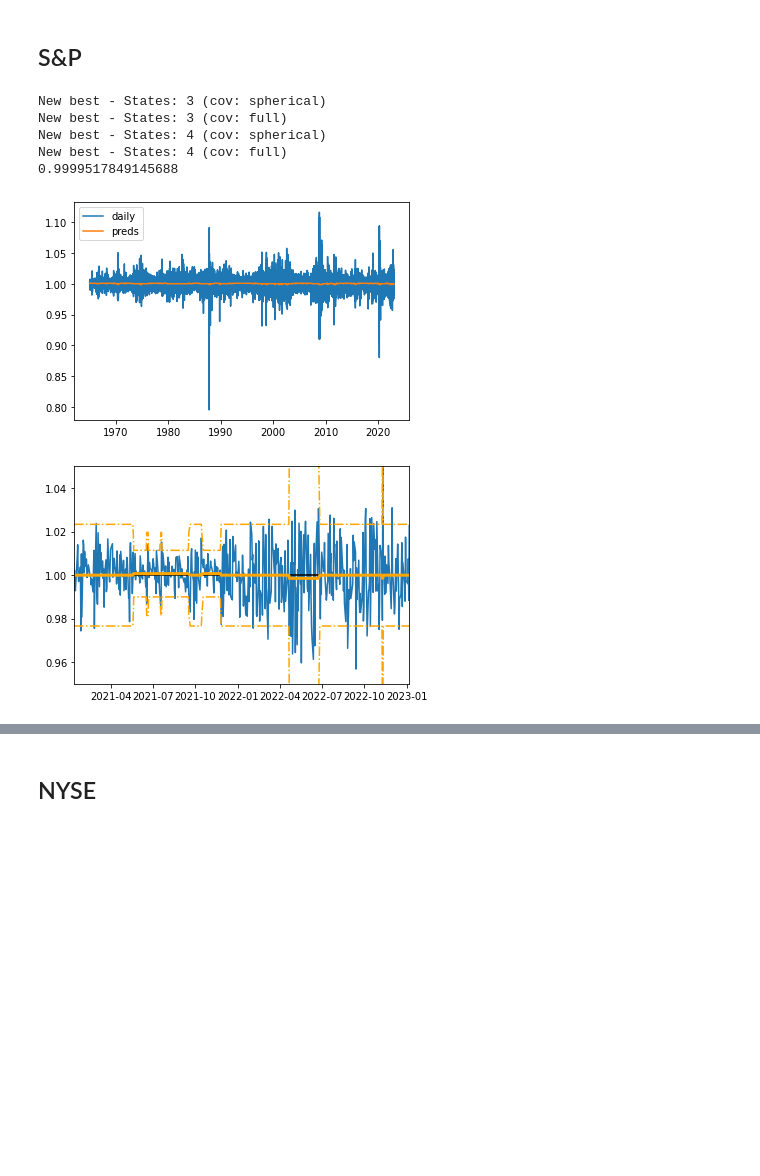
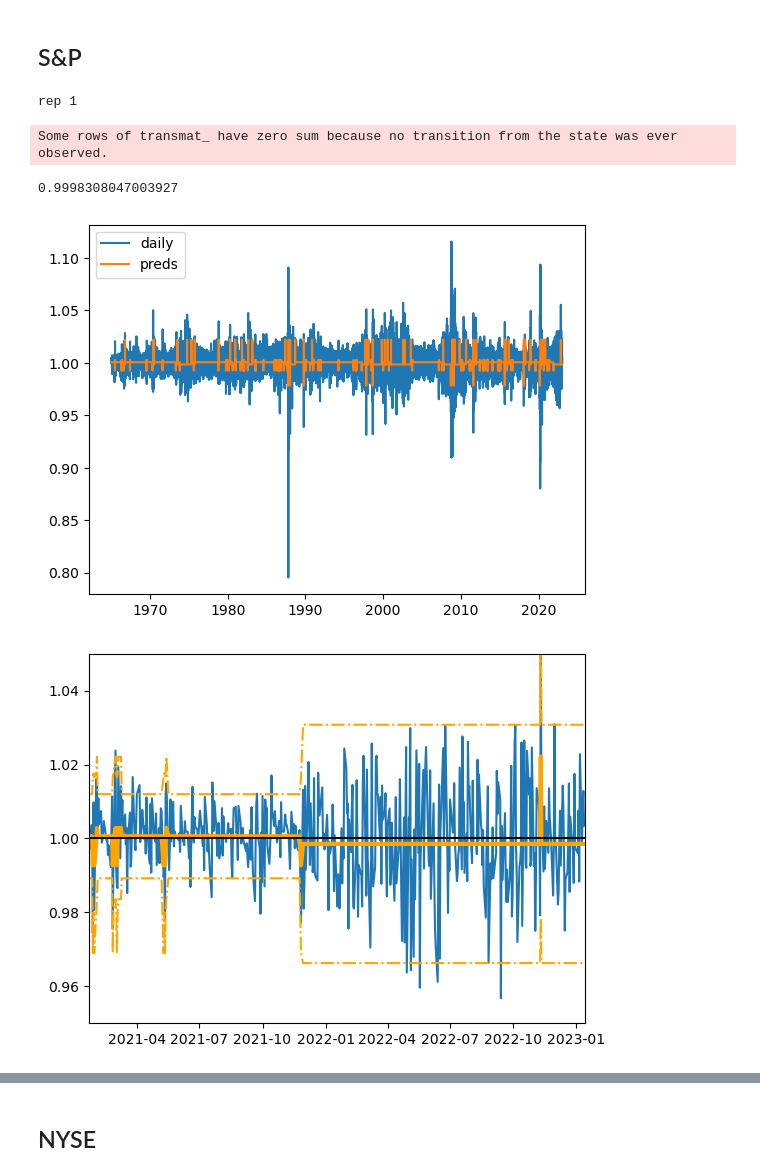
Before and after one commit to damiansp/marketModeling, a Jupyter notebook: notebooks/HMM.py.ipynb, the cells around one changed output, grey strips where cells are left out. Drawn from its saved outputs; the diff is of its cells as text; code cells hidden in the pictures; blank space fills up the shorter version.

```diff
--- a/notebooks/HMM.py.ipynb
+++ b/notebooks/HMM.py.ipynb
@@ -99,10 +101,16 @@ nas.head()
 | 1971-02-10 | 100.690002 | 0.999305 |
 | 1971-02-11 | 101.449997 | 1.007548 |
 # %%
-def find_best_mod(daily, n_states=[6, 7, 8], max_iter=1000, reps=3):
+def find_best_mod(
+        daily,
+        n_states=[6, 7, 8],
+        max_iter=1000,
+        reps=3,
+        best_logprob=None,
+        best_mod=None):
     daily = np.reshape(daily.values, [-1, 1])
-    best_logprob = -np.inf
-    best_mod = None
+    best_logprob = best_logprob or -np.inf
+    best_mod = best_mod or None
     for states in n_states:
         for rep in range(reps):
             try:
@@ -118,7 +126,7 @@ def find_best_mod(daily, n_states=[6, 7, 8], max_iter=1000, reps=3):
                         best_mod = mod
             except ValueError:
                 pass
-    return best_mod
+    return best_mod, best_logprob
 # %%
 def get_preds(daily, mod):
     daily = np.reshape(daily.values, [-1, 1])
@@ -159,14 +169,19 @@ def get_expected_val(mod, current_state, means):
+# %%
+sp_prob = None
+sp_mod = None
 # %%
-sp_mod = find_best_mod(sp.sp_daily, n_states=[3, 4, 5, 6])
+sp_mod, sp_prob = find_best_mod(
+    sp.sp_daily,
+    n_states=range(3, 11),
+    best_logprob=sp_prob,
+    best_mod=sp_mod)
 sp_preds, sp_ses, sp_means, sp_current = get_preds(sp.sp_daily, sp_mod)
 plot_mod(sp, sp_preds, sp_ses, 'sp')
 sp_exp = get_expected_val(sp_mod, sp_current, sp_means)
 print(sp_exp)
 # %% [output]
-New best - States: 3 (cov: spherical)
-New best - States: 3 (cov: full)
-New best - States: 4 (cov: spherical)
-New best - States: 4 (cov: full)
-0.9999517849145688
+rep 1
+Some rows of transmat_ have zero sum because no transition from the state was ever observed.
+0.9998308047003927
-[figure, old version]
+[figure, new version]
-[figure, old version]
+[figure, new version]
```
Also changed, not shown: parts of 35 cells of this notebook, 14 other files.
